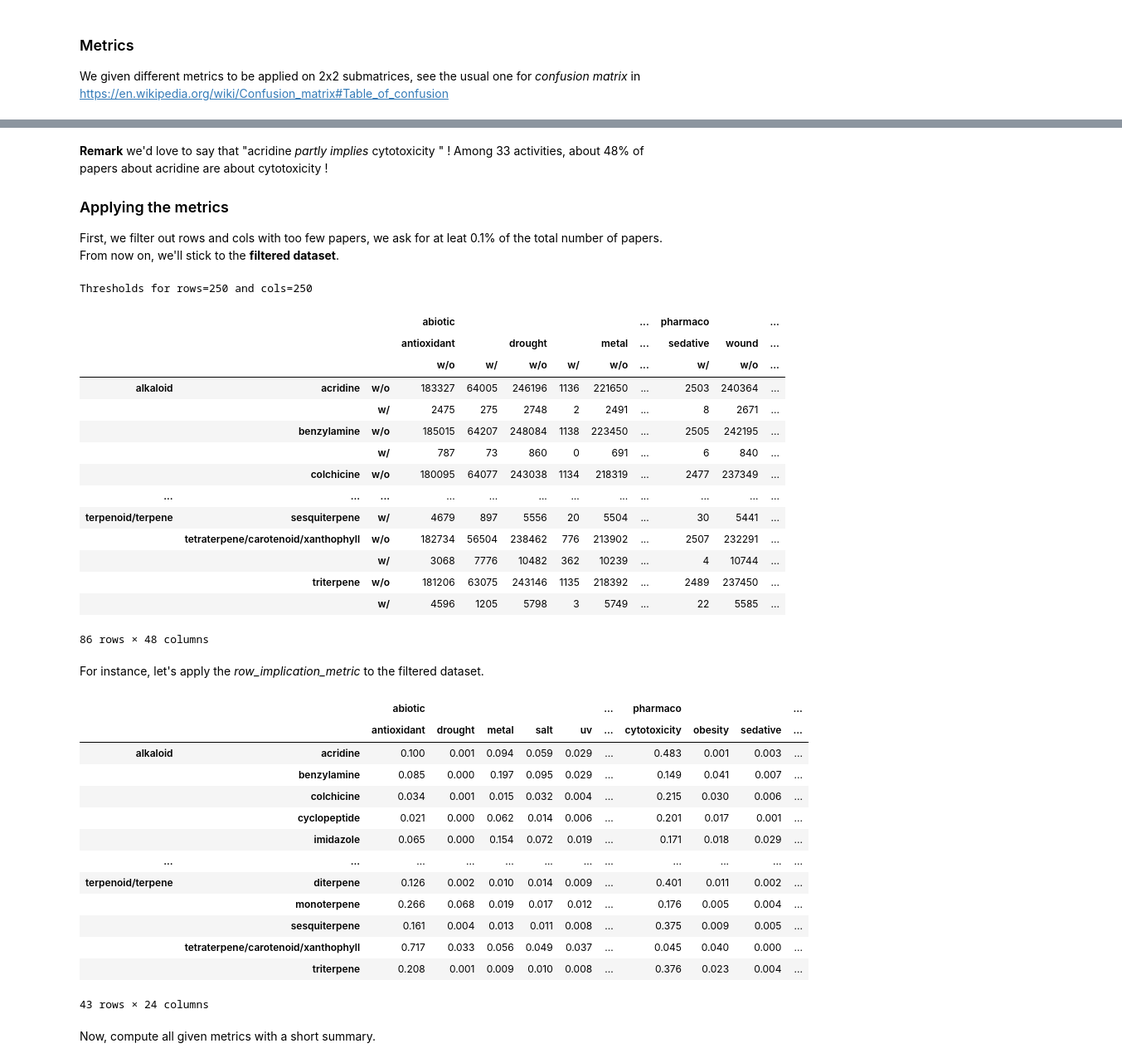
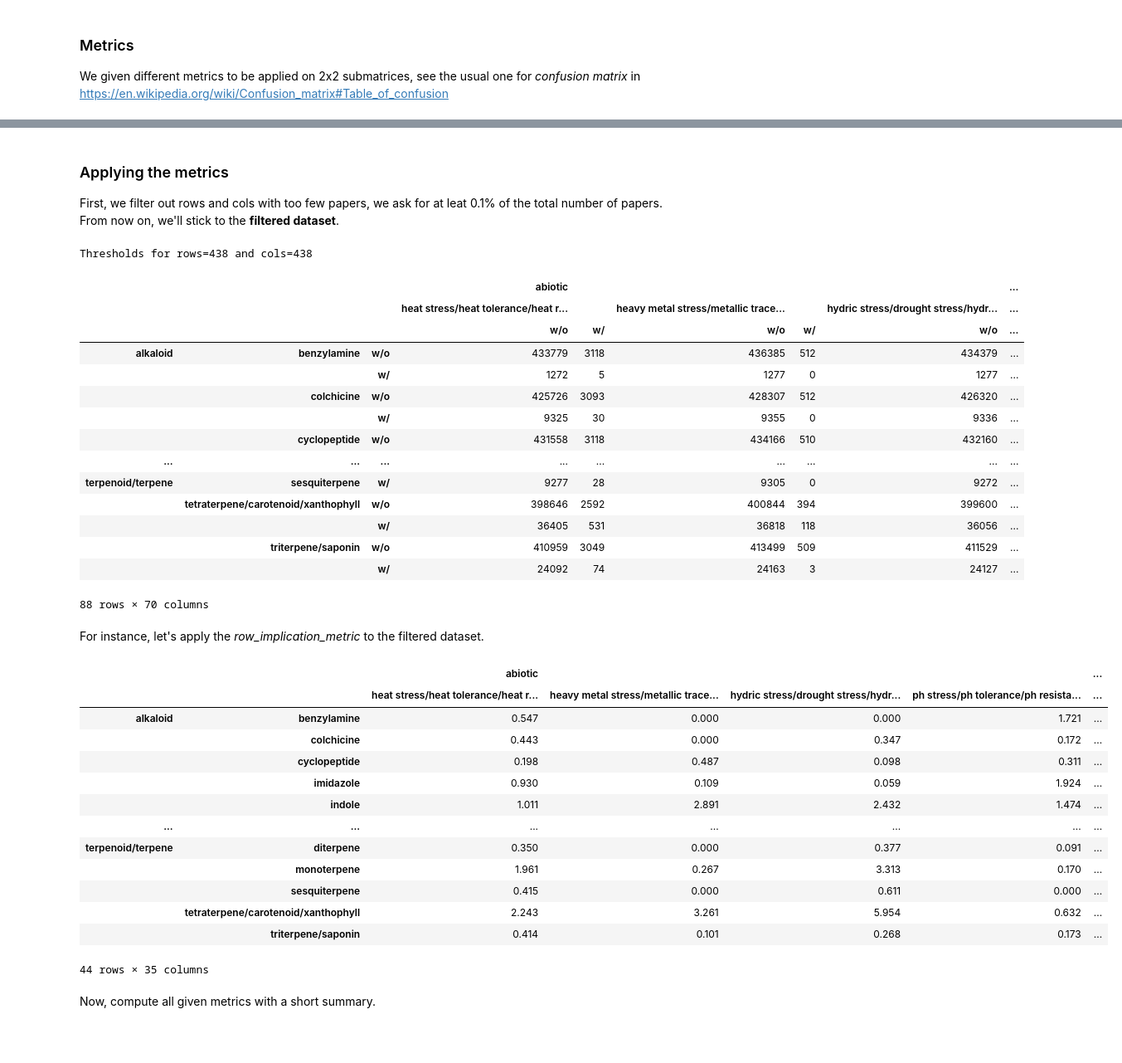
Before and after one commit to unc-informatique/pharmaco-chemistry-biblio, a Jupyter notebook: analysis.ipynb, the cells around one changed output, grey strips where cells are left out. Shown at 83% size. Cells and saved outputs as stored; diff of their text form; code cells hidden in the pictures; blank space fills up the shorter version.

```diff
--- a/analysis.ipynb
+++ b/analysis.ipynb
@@ -35,10 +35,12 @@ pd.set_option("display.max_rows", 20)
 pd.set_option("display.min_rows", 10)
 
 # (11.7, 8.27) = A4 landscape
-sns.set_theme(style="dark", palette="muted", font_scale=1.10, rc={"figure.figsize": (16.54, 11.7)})
+# sns.set_theme(style="dark", palette="muted", font_scale=1.10, rc={"figure.figsize": (16.54, 11.7)})
+sns.set_theme(style="dark", palette="muted", font_scale=1.10, rc={"figure.figsize": (23.4, 16.54)})
 
 
-DATASET_FILENAME = Path("results/pharmaco_chemistry_cross_2022-05-19_17-18-20.csv")
+DATASET_FILENAME = Path("results/pharmaco_chemistry_2_cross_2022-10-06_18-16-36.csv")
+# DATASET_FILENAME = Path("results/pharmaco_chemistry_cross_2022-05-19_17-18-20.csv")
 # DATASET_FILENAME = Path("results/activities_2022-01-29_16-33-05.csv")
 print(f"{DATASET_FILENAME.stem = } {DATASET_FILENAME.suffix = }")
 
@@ -273,6 +271,4 @@ w/     1423   1327
 # %% [markdown]
-**Remark** we'd love to say that "acridine  _partly implies_ cytotoxicity " ! Among 33 activities, about 48% of papers about acridine are about cytotoxicity !
-
 ### Applying the metrics
 
 First, we filter out rows and cols with too few papers, we ask for at leat 0.1% of the total number of papers.
@@ -289,56 +285,56 @@ filtered.index.name = "Compounds"
 filtered.columns.name = "Activities"
 display(filtered)
 # %% [output]
-Thresholds for rows=250 and cols=250
+Thresholds for rows=438 and cols=438
-|  |  |  | abiotic |  |  |  |  | ... | pharmaco |  | ... |
-|  |  |  | antioxidant |  | drought |  | metal | ... | sedative | wound | ... |
-|  |  |  | w/o | w/ | w/o | w/ | w/o | ... | w/ | w/o | ... |
-| alkaloid | acridine | w/o | 183327 | 64005 | 246196 | 1136 | 221650 | ... | 2503 | 240364 | ... |
-|  |  | w/ | 2475 | 275 | 2748 | 2 | 2491 | ... | 8 | 2671 | ... |
-|  | benzylamine | w/o | 185015 | 64207 | 248084 | 1138 | 223450 | ... | 2505 | 242195 | ... |
-|  |  | w/ | 787 | 73 | 860 | 0 | 691 | ... | 6 | 840 | ... |
-|  | colchicine | w/o | 180095 | 64077 | 243038 | 1134 | 218319 | ... | 2477 | 237349 | ... |
-| ... | ... | ... | ... | ... | ... | ... | ... | ... | ... | ... | ... |
-| terpenoid/terpene | sesquiterpene | w/ | 4679 | 897 | 5556 | 20 | 5504 | ... | 30 | 5441 | ... |
-|  | tetraterpene/carotenoid/xanthophyll | w/o | 182734 | 56504 | 238462 | 776 | 213902 | ... | 2507 | 232291 | ... |
-|  |  | w/ | 3068 | 7776 | 10482 | 362 | 10239 | ... | 4 | 10744 | ... |
-|  | triterpene | w/o | 181206 | 63075 | 243146 | 1135 | 218392 | ... | 2489 | 237450 | ... |
-|  |  | w/ | 4596 | 1205 | 5798 | 3 | 5749 | ... | 22 | 5585 | ... |
+|  |  |  | abiotic |  |  |  |  | ... |
+|  |  |  | heat stress/heat tolerance/heat r... |  | heavy metal stress/metallic trace... |  | hydric stress/drought stress/hydr... | ... |
+|  |  |  | w/o | w/ | w/o | w/ | w/o | ... |
+| alkaloid | benzylamine | w/o | 433779 | 3118 | 436385 | 512 | 434379 | ... |
+|  |  | w/ | 1272 | 5 | 1277 | 0 | 1277 | ... |
+|  | colchicine | w/o | 425726 | 3093 | 428307 | 512 | 426320 | ... |
+|  |  | w/ | 9325 | 30 | 9355 | 0 | 9336 | ... |
+|  | cyclopeptide | w/o | 431558 | 3118 | 434166 | 510 | 432160 | ... |
+| ... | ... | ... | ... | ... | ... | ... | ... | ... |
+| terpenoid/terpene | sesquiterpene | w/ | 9277 | 28 | 9305 | 0 | 9272 | ... |
+|  | tetraterpene/carotenoid/xanthophyll | w/o | 398646 | 2592 | 400844 | 394 | 399600 | ... |
+|  |  | w/ | 36405 | 531 | 36818 | 118 | 36056 | ... |
+|  | triterpene/saponin | w/o | 410959 | 3049 | 413499 | 509 | 411529 | ... |
+|  |  | w/ | 24092 | 74 | 24163 | 3 | 24127 | ... |
-86 rows × 48 columns
+88 rows × 70 columns
 # %% [markdown]
 For instance, let's apply the _row_implication_metric_ to the filtered dataset.
 # %%
 def apply_metric(data, func, write=False):
     C, A = len(data.index) // 2, len(data.columns) // 2
     values = np.moveaxis(data.values.reshape((C, 2, A, 2)), 1, -2).reshape((C * A, 4))
     matrix = np.apply_along_axis(func, 1, values).reshape((C, A))
     sub = data.xs(bex.SELECTORS[True], axis=0, level=2).xs(bex.SELECTORS[True], axis=1, level=2)
     df = pd.DataFrame(matrix, index=sub.index, columns=sub.columns)
     df.index.name = "Compounds"
     df.columns.name = "Activities"
 
     if write:
         filename = Path(f"{DATASET_FILENAME.stem}_{func.__namme__}{DATASET_FILENAME.suffix}")
         df.to_csv(Path("results") / filename)
     return df
 
 
-apply_metric(filtered, row_implication_metric)
+apply_metric(filtered, odds_metric)
 # %% [output]
-|  |  | abiotic |  |  |  |  | ... | pharmaco |  |  | ... |
-|  |  | antioxidant | drought | metal | salt | uv | ... | cytotoxicity | obesity | sedative | ... |
-| alkaloid | acridine | 0.100 | 0.001 | 0.094 | 0.059 | 0.029 | ... | 0.483 | 0.001 | 0.003 | ... |
-|  | benzylamine | 0.085 | 0.000 | 0.197 | 0.095 | 0.029 | ... | 0.149 | 0.041 | 0.007 | ... |
-|  | colchicine | 0.034 | 0.001 | 0.015 | 0.032 | 0.004 | ... | 0.215 | 0.030 | 0.006 | ... |
-|  | cyclopeptide | 0.021 | 0.000 | 0.062 | 0.014 | 0.006 | ... | 0.201 | 0.017 | 0.001 | ... |
-|  | imidazole | 0.065 | 0.000 | 0.154 | 0.072 | 0.019 | ... | 0.171 | 0.018 | 0.029 | ... |
-| ... | ... | ... | ... | ... | ... | ... | ... | ... | ... | ... | ... |
-| terpenoid/terpene | diterpene | 0.126 | 0.002 | 0.010 | 0.014 | 0.009 | ... | 0.401 | 0.011 | 0.002 | ... |
-|  | monoterpene | 0.266 | 0.068 | 0.019 | 0.017 | 0.012 | ... | 0.176 | 0.005 | 0.004 | ... |
-|  | sesquiterpene | 0.161 | 0.004 | 0.013 | 0.011 | 0.008 | ... | 0.375 | 0.009 | 0.005 | ... |
-|  | tetraterpene/carotenoid/xanthophyll | 0.717 | 0.033 | 0.056 | 0.049 | 0.037 | ... | 0.045 | 0.040 | 0.000 | ... |
-|  | triterpene | 0.208 | 0.001 | 0.009 | 0.010 | 0.008 | ... | 0.376 | 0.023 | 0.004 | ... |
+|  |  | abiotic |  |  |  | ... |
+|  |  | heat stress/heat tolerance/heat r... | heavy metal stress/metallic trace... | hydric stress/drought stress/hydr... | ph stress/ph tolerance/ph resista... | ... |
+| alkaloid | benzylamine | 0.547 | 0.000 | 0.000 | 1.721 | ... |
+|  | colchicine | 0.443 | 0.000 | 0.347 | 0.172 | ... |
+|  | cyclopeptide | 0.198 | 0.487 | 0.098 | 0.311 | ... |
+|  | imidazole | 0.930 | 0.109 | 0.059 | 1.924 | ... |
+|  | indole | 1.011 | 2.891 | 2.432 | 1.474 | ... |
+| ... | ... | ... | ... | ... | ... | ... |
+| terpenoid/terpene | diterpene | 0.350 | 0.000 | 0.377 | 0.091 | ... |
+|  | monoterpene | 1.961 | 0.267 | 3.313 | 0.170 | ... |
+|  | sesquiterpene | 0.415 | 0.000 | 0.611 | 0.000 | ... |
+|  | tetraterpene/carotenoid/xanthophyll | 2.243 | 3.261 | 5.954 | 0.632 | ... |
+|  | triterpene/saponin | 0.414 | 0.101 | 0.268 | 0.173 | ... |
-43 rows × 24 columns
+44 rows × 35 columns
 # %% [markdown]
 Now, compute all given metrics with a short summary.
 # %%
```
Also changed, not shown: parts of 13 cells of this notebook, 1 other file.
